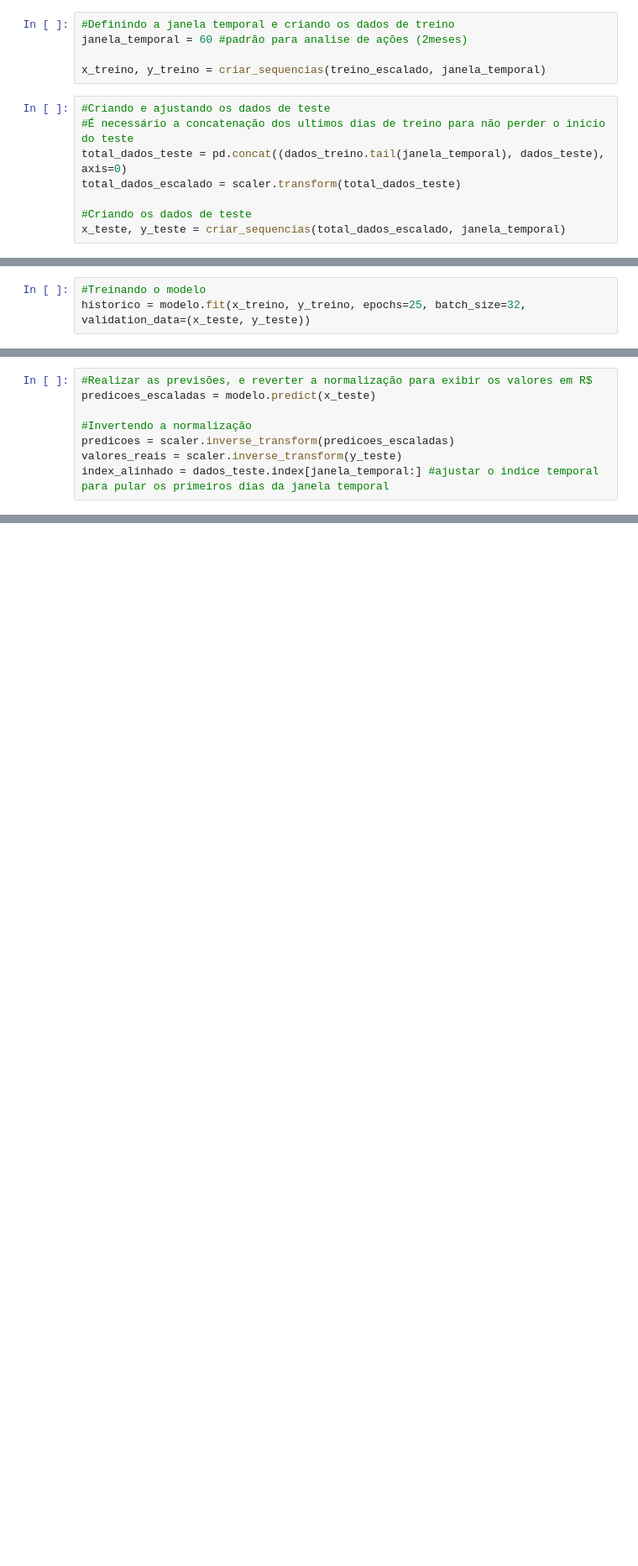
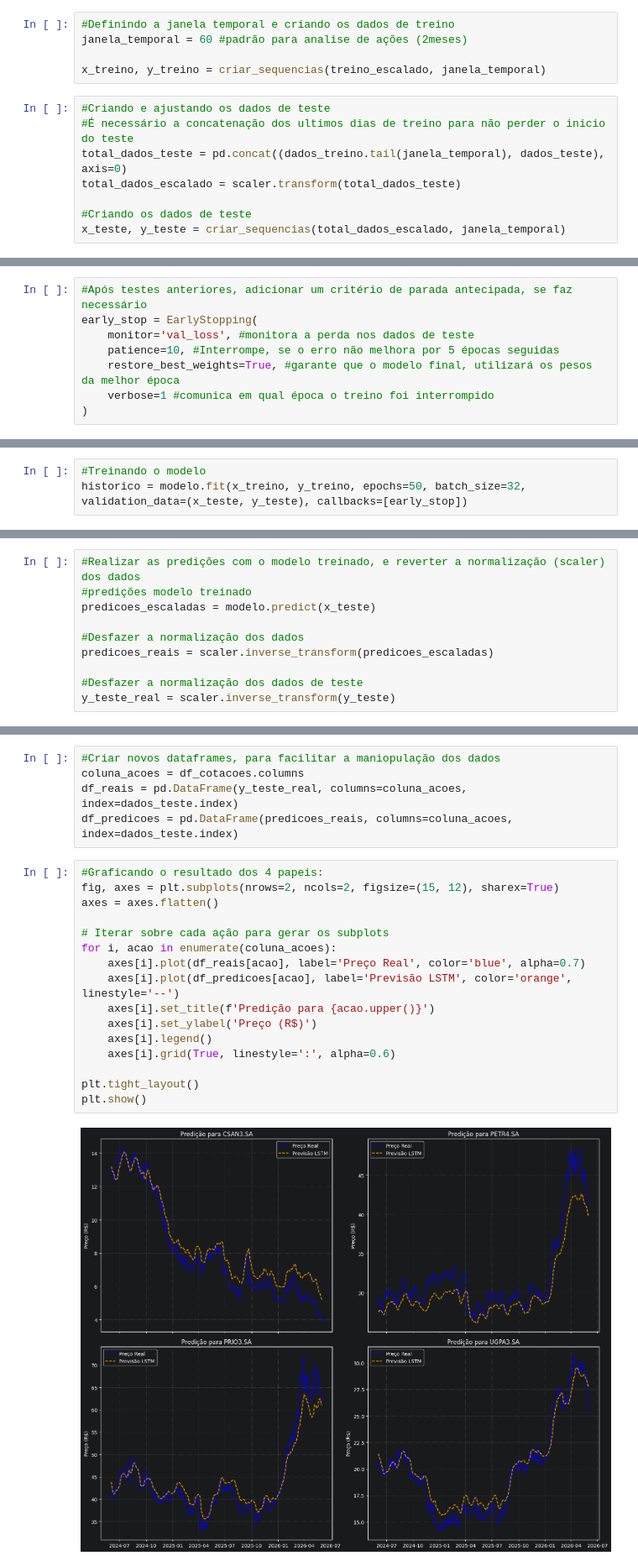
Before and after one commit to rafacasella/Portifolio_Ciencia_Dados, a Jupyter notebook: Predicao_acoes_petroleo_b3/predicao_petroleiras_b3.ipynb, the cells around one changed output, grey strips where cells are left out. Shown at 84% size. Saved outputs shown, nothing was run; the diff lists cells and outputs as text; blank space fills up the shorter version.

```diff
--- a/Predicao_acoes_petroleo_b3/predicao_petroleiras_b3.ipynb
+++ b/Predicao_acoes_petroleo_b3/predicao_petroleiras_b3.ipynb
@@ -105,4 +108,12 @@ modelo = Sequential(
     ])
+# %%
+#Após testes anteriores, adicionar um critério de parada antecipada, se faz necessário
+early_stop = EarlyStopping(
+    monitor='val_loss', #monitora a perda nos dados de teste
+    patience=10, #Interrompe, se o erro não melhora por 5 épocas seguidas
+    restore_best_weights=True, #garante que o modelo final, utilizará os pesos da melhor época
+    verbose=1 #comunica em qual época o treino foi interrompido
+)
 # %%
 #Compilando o modelo
 modelo.compile(optimizer='adam', loss='mse')
@@ -129,4 +139,4 @@ Model: "sequential"
 # %%
 #Treinando o modelo
-historico = modelo.fit(x_treino, y_treino, epochs=25, batch_size=32, validation_data=(x_teste, y_teste))
+historico = modelo.fit(x_treino, y_treino, epochs=50, batch_size=32, validation_data=(x_teste, y_teste), callbacks=[early_stop])
 # %% [output]
@@ -150,9 +160,11 @@ Epoch 25/25
 # %%
-#Realizar as previsões, e reverter a normalização para exibir os valores em R$
+#Realizar as predições com o modelo treinado, e reverter a normalização (scaler) dos dados
+#predições modelo treinado
 predicoes_escaladas = modelo.predict(x_teste)
 
-#Invertendo a normalização
-predicoes = scaler.inverse_transform(predicoes_escaladas)
-valores_reais = scaler.inverse_transform(y_teste)
-index_alinhado = dados_teste.index[janela_temporal:] #ajustar o indice temporal para pular os primeiros dias da janela temporal
+#Desfazer a normalização dos dados
+predicoes_reais = scaler.inverse_transform(predicoes_escaladas)
+
+#Desfazer a normalização dos dados de teste
+y_teste_real = scaler.inverse_transform(y_teste)
 # %% [output]
@@ -159,0 +172,23 @@ index_alinhado = dados_teste.index[janela_temporal:] #ajustar o indice temporal
+# %%
+#Criar novos dataframes, para facilitar a maniopulação dos dados
+coluna_acoes = df_cotacoes.columns
+df_reais = pd.DataFrame(y_teste_real, columns=coluna_acoes, index=dados_teste.index)
+df_predicoes = pd.DataFrame(predicoes_reais, columns=coluna_acoes, index=dados_teste.index)
+# %%
+#Graficando o resultado dos 4 papeis:
+fig, axes = plt.subplots(nrows=2, ncols=2, figsize=(15, 12), sharex=True)
+axes = axes.flatten()
+
+# Iterar sobre cada ação para gerar os subplots
+for i, acao in enumerate(coluna_acoes):
+    axes[i].plot(df_reais[acao], label='Preço Real', color='blue', alpha=0.7)
+    axes[i].plot(df_predicoes[acao], label='Previsão LSTM', color='orange', linestyle='--')
+    axes[i].set_title(f'Predição para {acao.upper()}')
+    axes[i].set_ylabel('Preço (R$)')
+    axes[i].legend()
+    axes[i].grid(True, linestyle=':', alpha=0.6)
+
+plt.tight_layout()
+plt.show()
+# %% [output]
+[figure, added]
```
Also changed, not shown: parts of 12 cells of this notebook, 1 other file.
